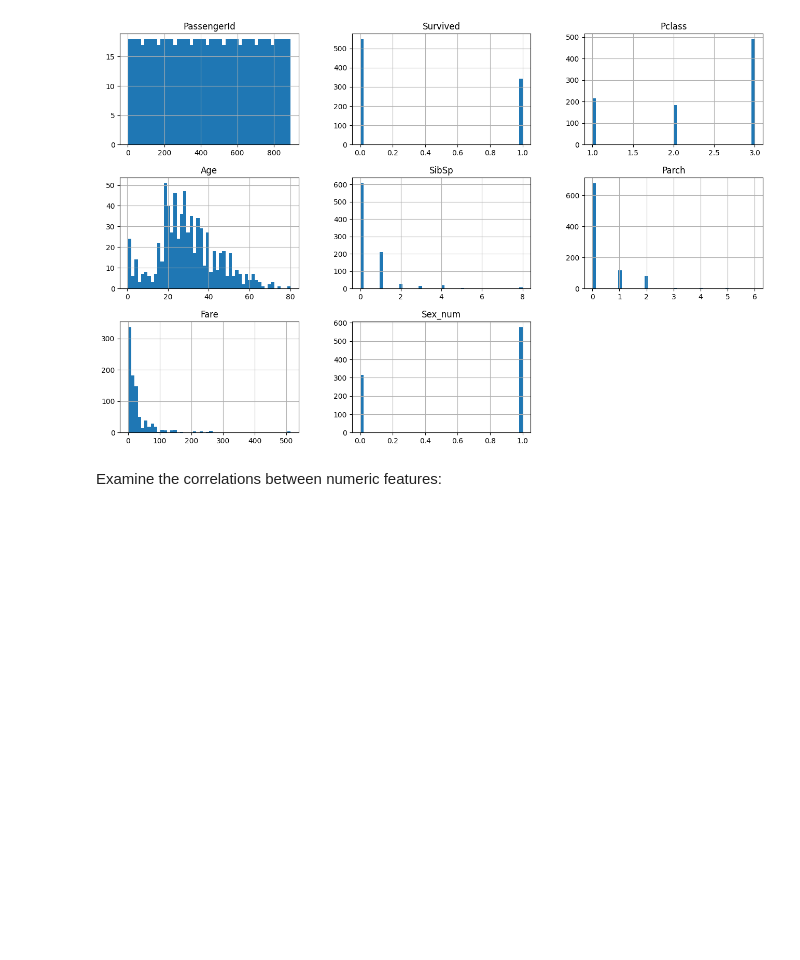
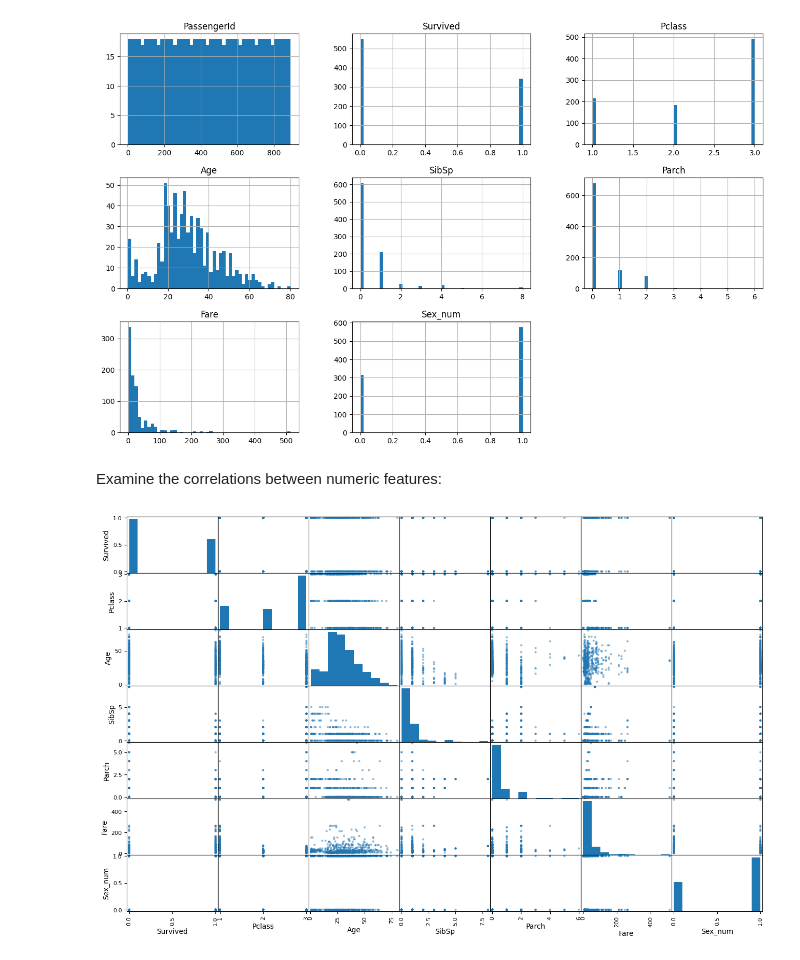
Before and after one commit to AbigailDerton/titanic-ml, a Jupyter notebook: Titanic_Survival_Kaggle.ipynb, the cells around one changed output. Saved outputs shown, nothing was run; the diff lists cells and outputs as text; code cells hidden in the pictures; blank space fills up the shorter version.

```diff
--- a/Titanic_Survival_Kaggle.ipynb
+++ b/Titanic_Survival_Kaggle.ipynb
@@ -98,3 +99,8 @@ plt.show()
 [figure]
 # %% [markdown]
 Examine the correlations between numeric features:
+# %%
+scatter_matrix(train_set[["Survived", "Pclass", "Age", "SibSp", "Parch", "Fare", "Sex_num"]], figsize=(16, 10))
+plt.show()
+# %% [output]
+[figure, added]
```
Also changed, not shown: parts of 5 cells of this notebook.
